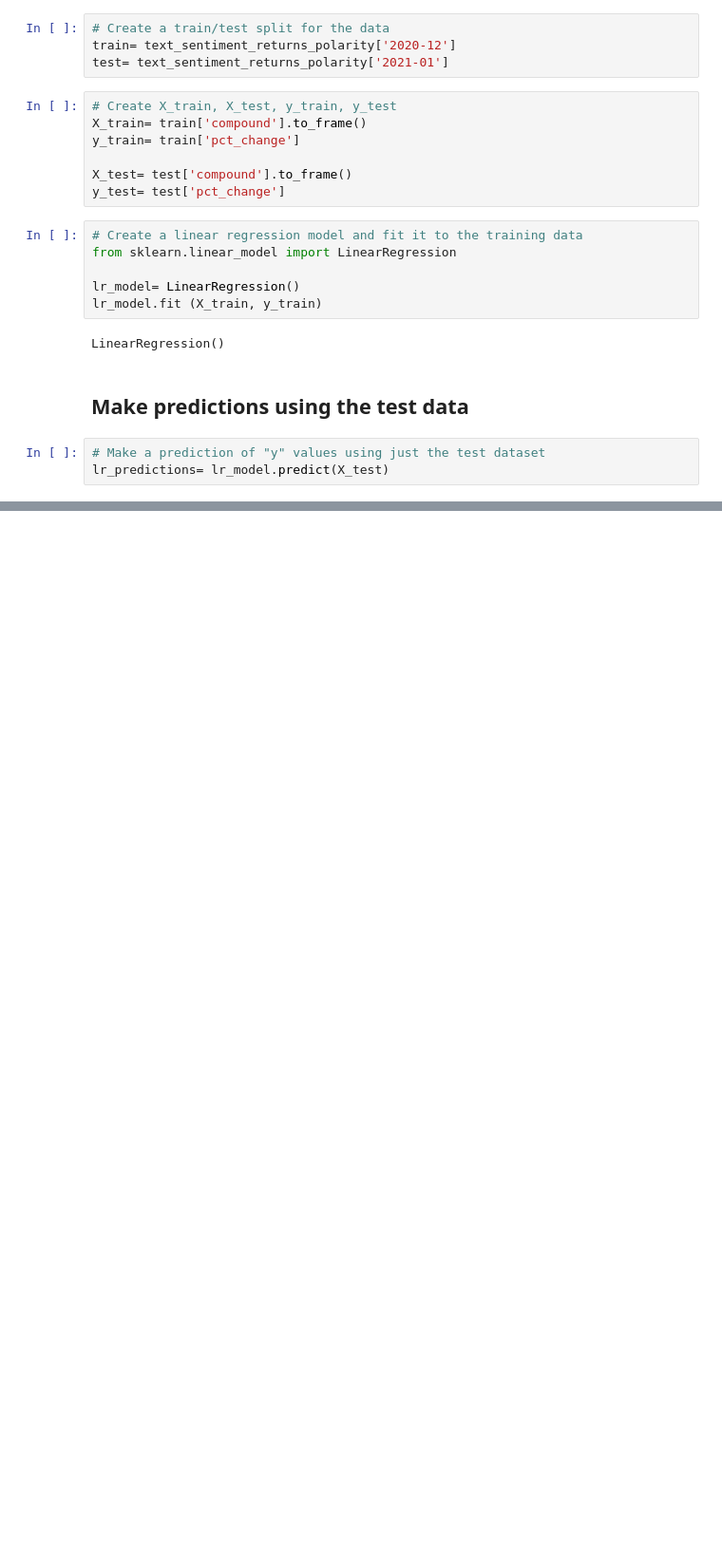
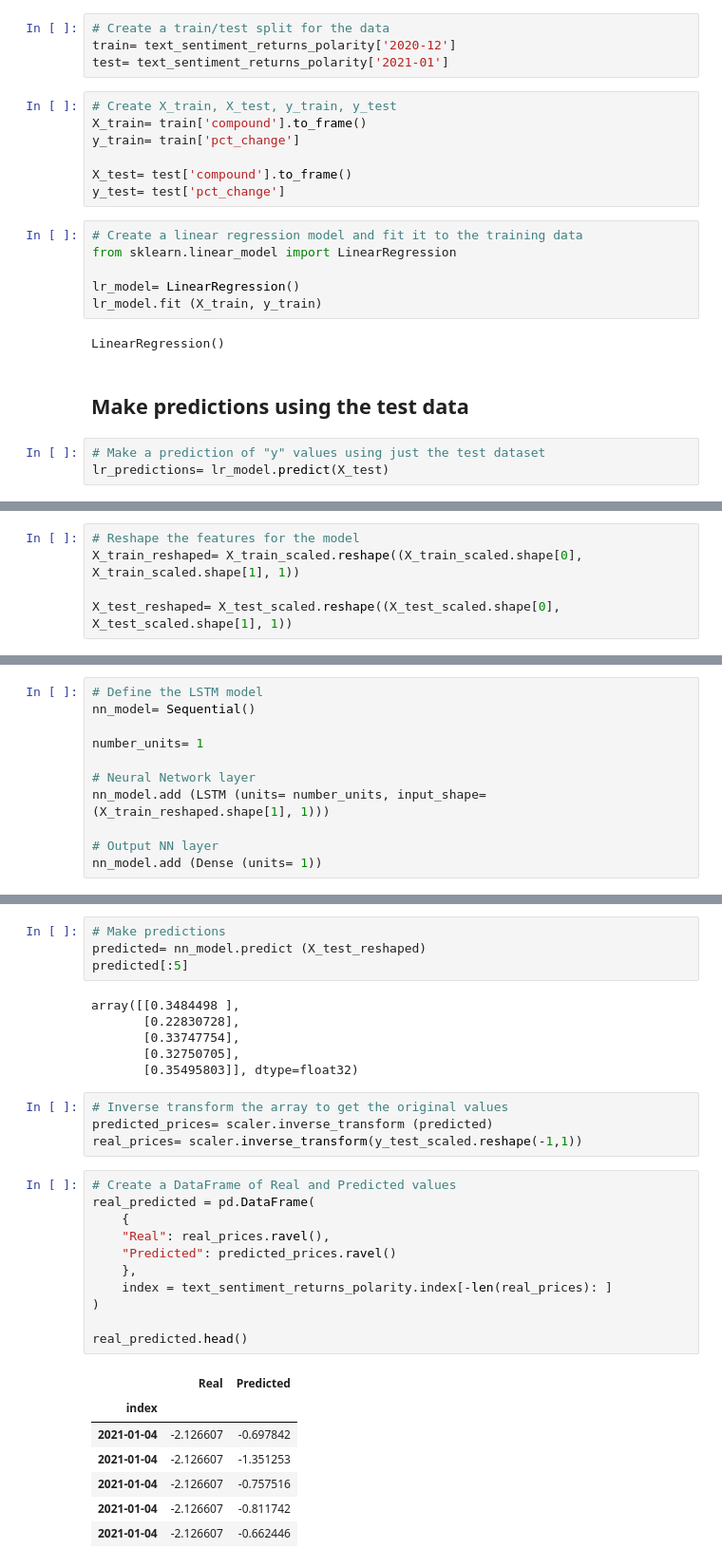
Before and after one commit to albertlk/4A_Trading, a Jupyter notebook: stock_api_sentiment_analysis.ipynb, the cells around one changed output, grey strips where cells are left out. Shown at 95% size. Cells and saved outputs as stored; diff of their text form; blank space fills up the shorter version.

```diff
--- a/stock_api_sentiment_analysis.ipynb
+++ b/stock_api_sentiment_analysis.ipynb
@@ -451,0 +465,5 @@ print(f"Out-of-Sample Root Mean Squared Error (RMSE): {out_of_sample_rmse}")
+# %%
+# Reshape the features for the model
+X_train_reshaped= X_train_scaled.reshape((X_train_scaled.shape[0], X_train_scaled.shape[1], 1))
+
+X_test_reshaped= X_test_scaled.reshape((X_test_scaled.shape[0], X_test_scaled.shape[1], 1))
@@ -451,0 +494,11 @@ print(f"Out-of-Sample Root Mean Squared Error (RMSE): {out_of_sample_rmse}")
+# %%
+# Define the LSTM model
+nn_model= Sequential()
+
+number_units= 1
+
+# Neural Network layer
+nn_model.add (LSTM (units= number_units, input_shape= (X_train_reshaped.shape[1], 1)))
+
+# Output NN layer
+nn_model.add (Dense (units= 1))
@@ -451,0 +558,33 @@ print(f"Out-of-Sample Root Mean Squared Error (RMSE): {out_of_sample_rmse}")
+# %%
+# Make predictions
+predicted= nn_model.predict (X_test_reshaped)
+predicted[:5]
+# %% [output]
+array([[0.3484498 ],
+       [0.22830728],
+       [0.33747754],
+       [0.32750705],
+       [0.35495803]], dtype=float32)
+# %%
+# Inverse transform the array to get the original values
+predicted_prices= scaler.inverse_transform (predicted)
+real_prices= scaler.inverse_transform(y_test_scaled.reshape(-1,1))
+# %%
+# Create a DataFrame of Real and Predicted values
+real_predicted = pd.DataFrame(
+    {
+    "Real": real_prices.ravel(),
+    "Predicted": predicted_prices.ravel()
+    },
+    index = text_sentiment_returns_polarity.index[-len(real_prices): ]
+)
+
+real_predicted.head()
+# %% [output]
+|  | Real | Predicted |
+| index |  |  |
+| 2021-01-04 | -2.126607 | -0.697842 |
+| 2021-01-04 | -2.126607 | -1.351253 |
+| 2021-01-04 | -2.126607 | -0.757516 |
+| 2021-01-04 | -2.126607 | -0.811742 |
+| 2021-01-04 | -2.126607 | -0.662446 |
```
Also changed, not shown: parts of 66 cells of this notebook.
